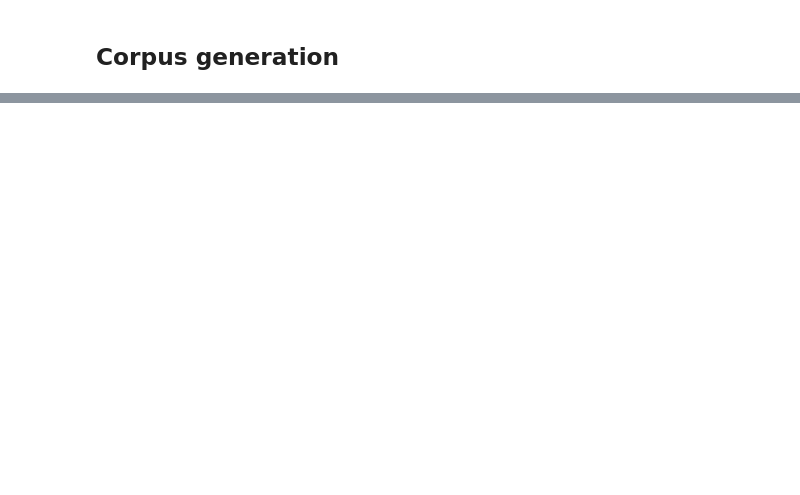
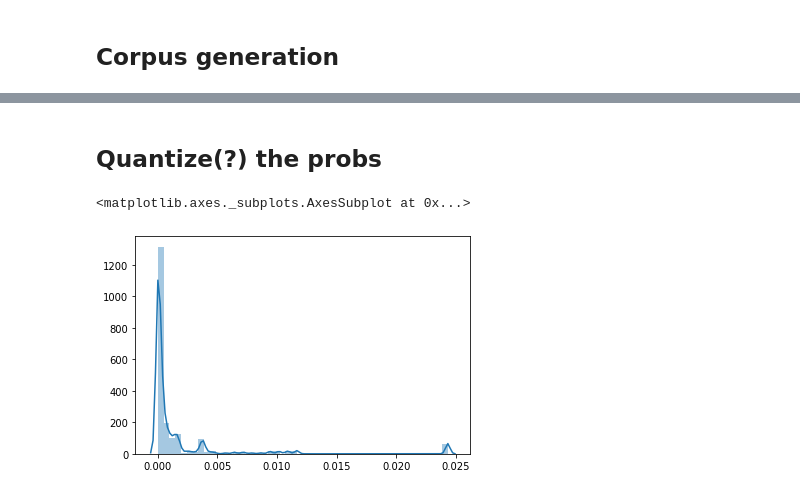
Before and after one commit to rgangela99/Cornell-Conversational-Analysis-Toolkit, a Jupyter notebook: convokit/thread_generator/notebook/corpus_generation_trajectory.ipynb, the cells around one changed output, grey strips where cells are left out. Saved outputs shown, nothing was run; the diff lists cells and outputs as text; code cells hidden in the pictures; blank space fills up the shorter version.

```diff
--- a/convokit/thread_generator/notebook/corpus_generation_trajectory.ipynb
+++ b/convokit/thread_generator/notebook/corpus_generation_trajectory.ipynb
@@ -127,0 +145,2 @@ Number of Conversations: 999
+# %% [markdown]
+## Quantize(?) the probs
@@ -127,0 +154,4 @@ Number of Conversations: 999
+# %%
+probs = defaultdict(list)
+for convo in corpus.iter_conversations():
+    probs[convo.meta['group']].append(convo.meta['prob'])
@@ -127,0 +160,5 @@ Number of Conversations: 999
+# %%
+sns.distplot(probs[1])
+# %% [output]
+<matplotlib.axes._subplots.AxesSubplot at 0x...>
+[figure, added]
```
Also changed, not shown: parts of 25 cells of this notebook, 8 other files.
